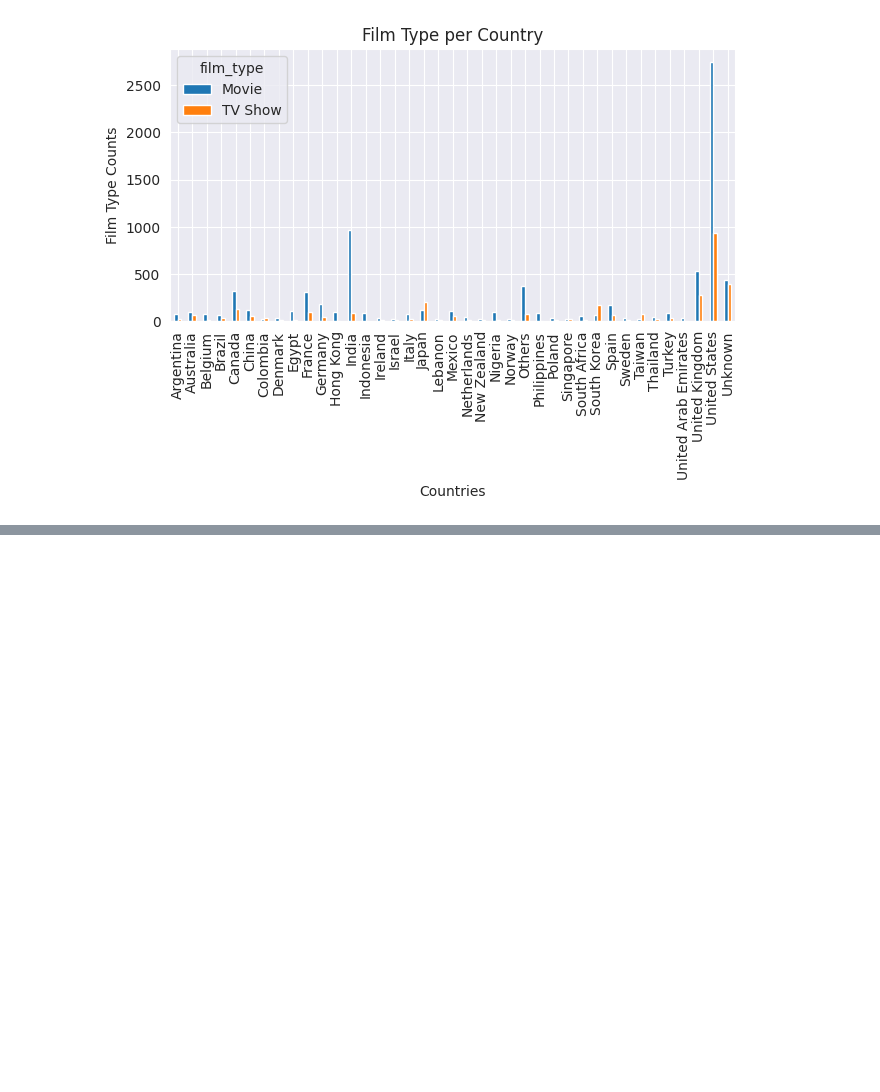
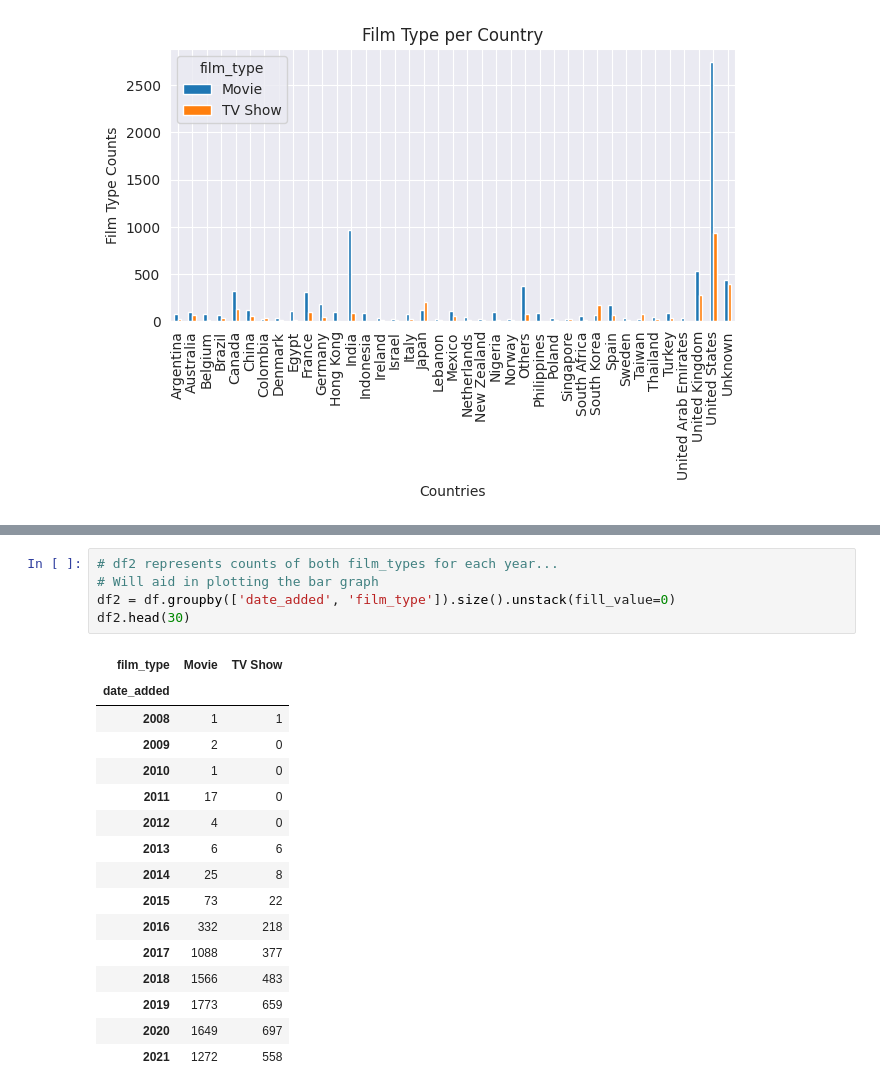
Before and after one commit to mutumagitonga/Netflix-Movies-and-TV-Shows-Data-Analysis, a Jupyter notebook: netflix_movies_and_shows.ipynb, the cells around one changed output, grey strips where cells are left out. Cells and saved outputs as stored; diff of their text form; blank space fills up the shorter version.

```diff
--- a/netflix_movies_and_shows.ipynb
+++ b/netflix_movies_and_shows.ipynb
@@ -807,0 +869,22 @@ Text(0.5, 1.0, 'Film Type per Country')
+# %%
+# df2 represents counts of both film_types for each year...
+# Will aid in plotting the bar graph
+df2 = df.groupby(['date_added', 'film_type']).size().unstack(fill_value=0)
+df2.head(30)
+# %% [output]
+| film_type | Movie | TV Show |
+| date_added |  |  |
+| 2008 | 1 | 1 |
+| 2009 | 2 | 0 |
+| 2010 | 1 | 0 |
+| 2011 | 17 | 0 |
+| 2012 | 4 | 0 |
+| 2013 | 6 | 6 |
+| 2014 | 25 | 8 |
+| 2015 | 73 | 22 |
+| 2016 | 332 | 218 |
+| 2017 | 1088 | 377 |
+| 2018 | 1566 | 483 |
+| 2019 | 1773 | 659 |
+| 2020 | 1649 | 697 |
+| 2021 | 1272 | 558 |
```
Also changed, not shown: parts of 9 cells of this notebook.
